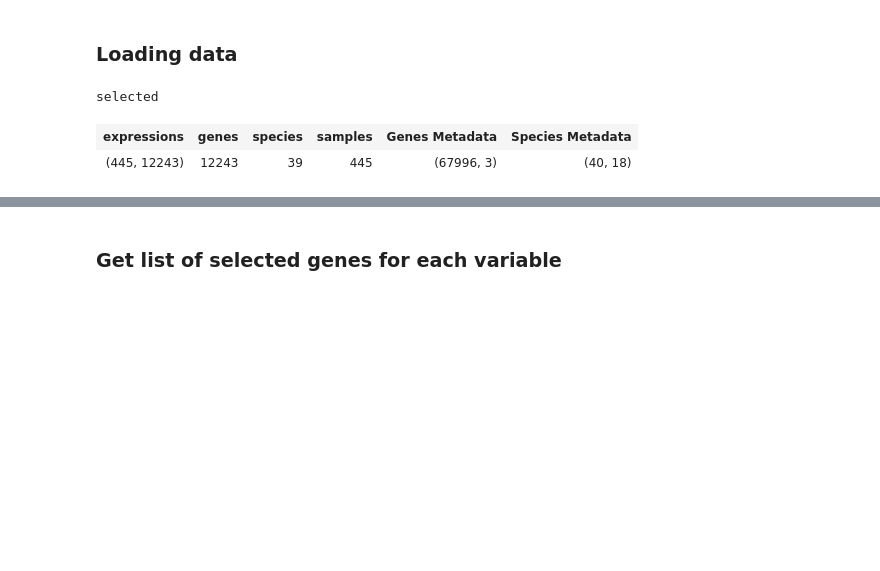
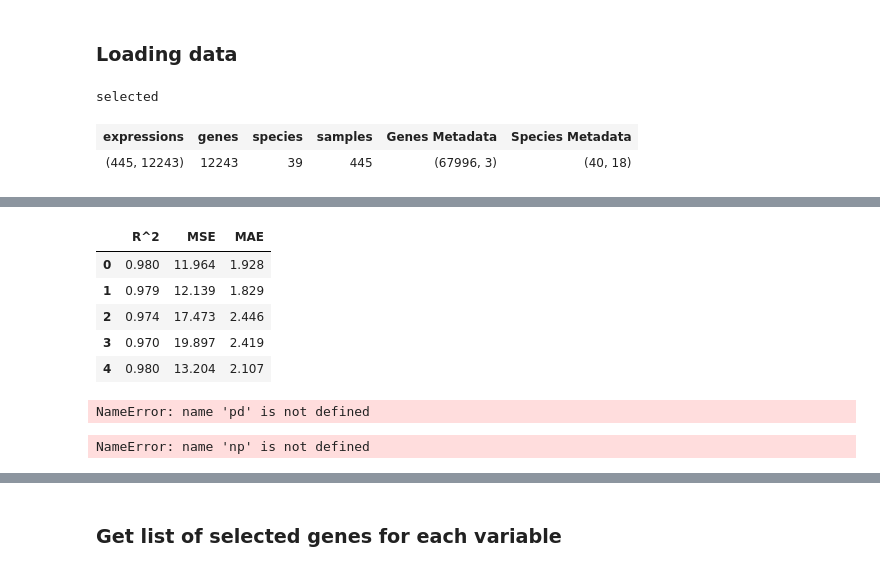
Before and after one commit to antonkulaga/yspecies, a Jupyter notebook: notebooks/2_light_gbm.ipynb, the cells around one changed output, grey strips where cells are left out. Cells and saved outputs as stored; diff of their text form; code cells hidden in the pictures; blank space fills up the shorter version.

Commit message:
shap_selection updates

```diff
--- a/notebooks/2_light_gbm.ipynb
+++ b/notebooks/2_light_gbm.ipynb
@@ -327,3 +159,22 @@ Did not expect the data types in the following fields: species
+# %%
+d.stable_shap_values
+# %% [output]
+|  | R^2 | MSE | MAE |
+| 0 | 0.980 | 11.964 | 1.928 |
+| 1 | 0.979 | 12.139 | 1.829 |
+| 2 | 0.974 | 17.473 | 2.446 |
+| 3 | 0.970 | 19.897 | 2.419 |
+| 4 | 0.980 | 13.204 | 2.107 |
+# %%
+metrics = pd.DataFrame(np.zeros([10,3]), columns=["R^2", "MSE", "MAE"])
+metrics
+# %% [output]
+NameError: name 'pd' is not defined
+# %%
+metrics.iloc[4] = np.array([40,40,40])
+metrics
+# %% [output]
+NameError: name 'np' is not defined
 # %%
 from yspecies.shap_selection import *
 partitioner = DataPartitioner(SelectedFeatures([],[], to_predict = "lifespan"))
```
Also changed, not shown: parts of 22 cells of this notebook, 5 other files.
